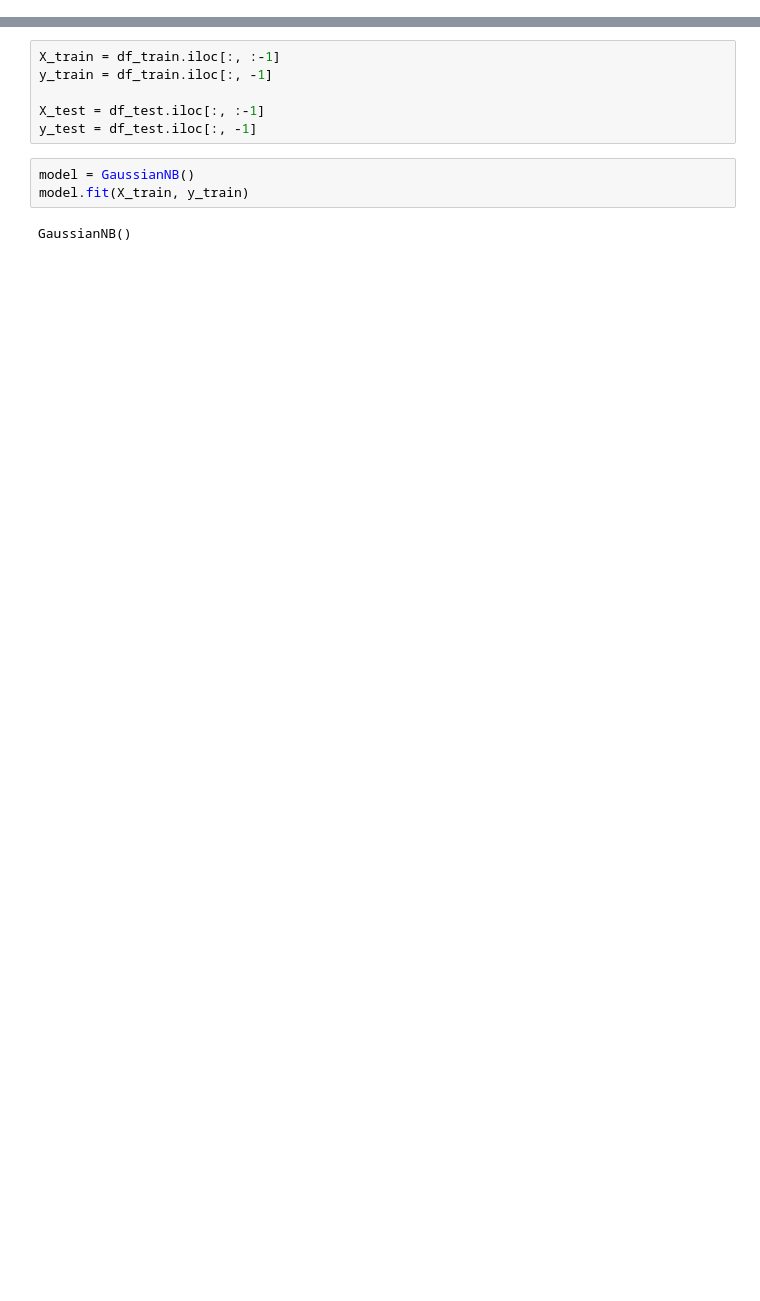
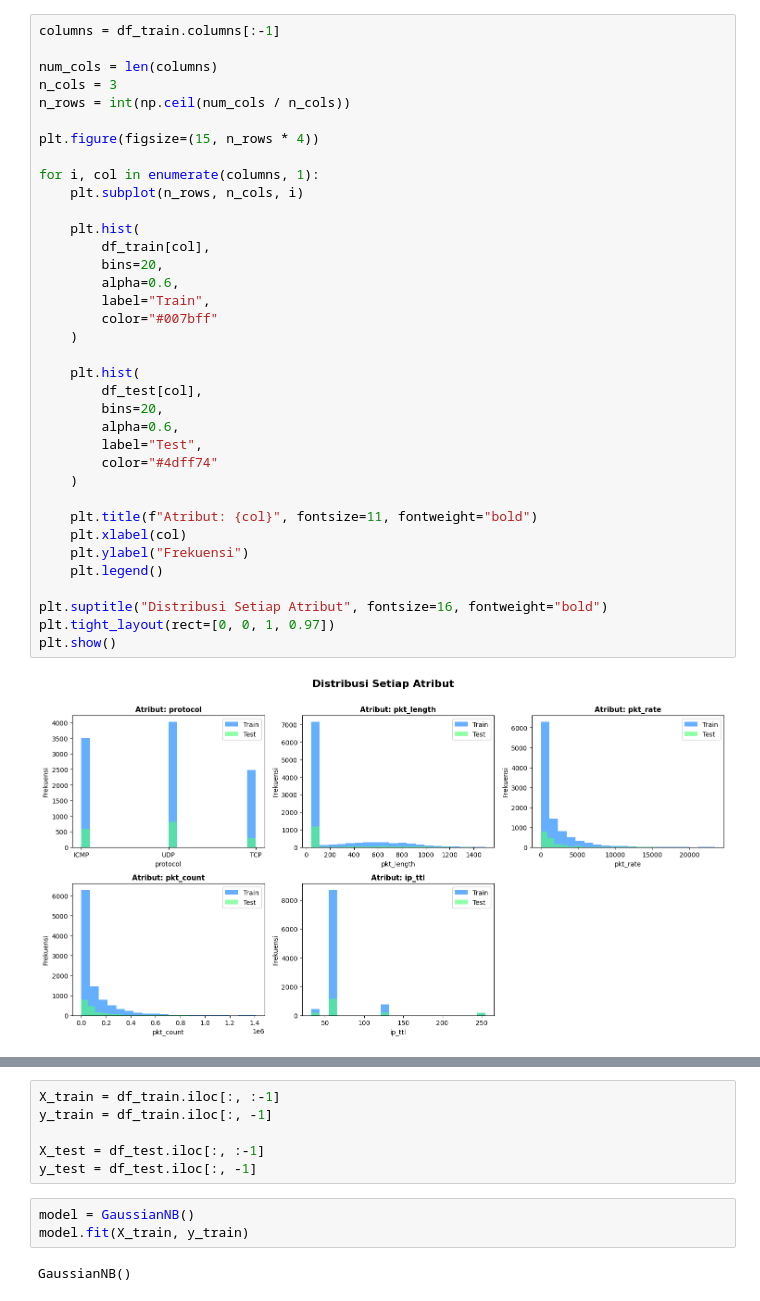
Before and after one commit to Liando18/deteksi-ddos, a Jupyter notebook: model/pelatihan-model.ipynb, the cells around one changed output, grey strips where cells are left out. Cells and saved outputs as stored; diff of their text form; blank space fills up the shorter version.

```diff
--- a/model/pelatihan-model.ipynb
+++ b/model/pelatihan-model.ipynb
@@ -63,3 +61,41 @@ plt.show()
+# %%
+columns = df_train.columns[:-1]
+
+num_cols = len(columns)
+n_cols = 3
+n_rows = int(np.ceil(num_cols / n_cols))
+
+plt.figure(figsize=(15, n_rows * 4))
+
+for i, col in enumerate(columns, 1):
+    plt.subplot(n_rows, n_cols, i)
+
+    plt.hist(
+        df_train[col],
+        bins=20,
+        alpha=0.6,
+        label="Train",
+        color="#007bff"
+    )
+
+    plt.hist(
+        df_test[col],
+        bins=20,
+        alpha=0.6,
+        label="Test",
+        color="#4dff74"
+    )
+
+    plt.title(f"Atribut: {col}", fontsize=11, fontweight="bold")
+    plt.xlabel(col)
+    plt.ylabel("Frekuensi")
+    plt.legend()
+
+plt.suptitle("Distribusi Setiap Atribut", fontsize=16, fontweight="bold")
+plt.tight_layout(rect=[0, 0, 1, 0.97])
+plt.show()
+# %% [output]
+[figure, added]
 # %%
 label_encoder = LabelEncoder()
 df_train['status'] = label_encoder.fit_transform(df_train['status'])
```
Also changed, not shown: parts of 9 cells of this notebook.
